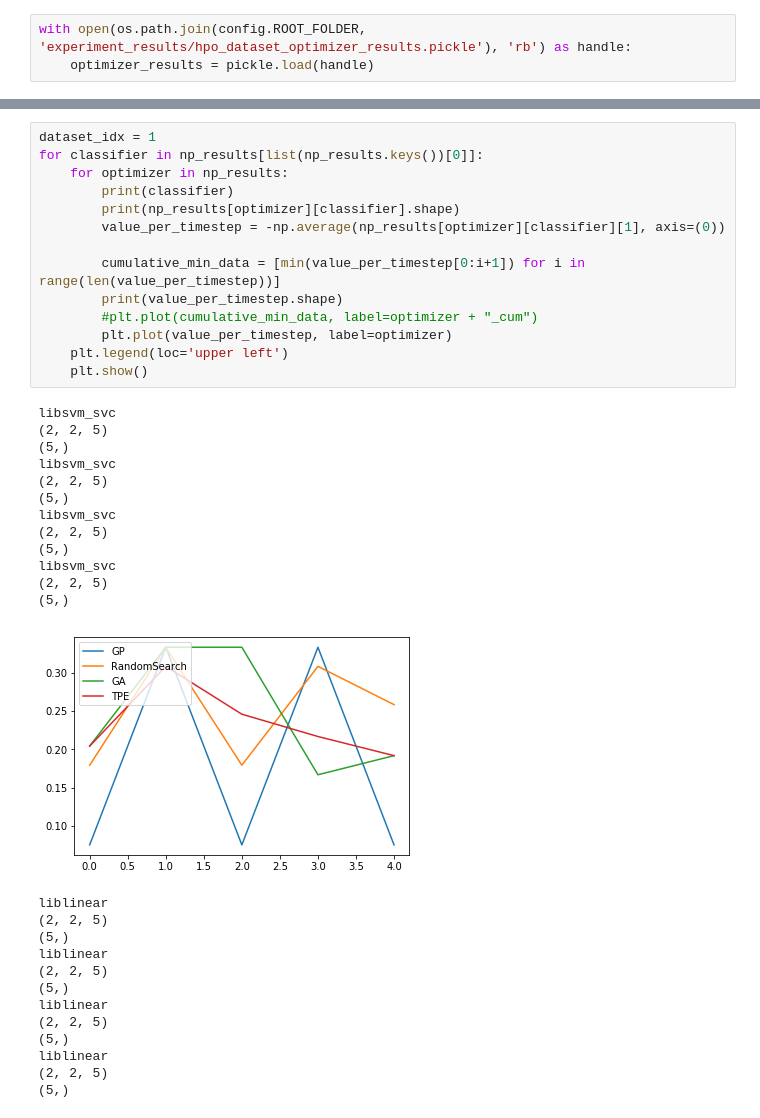
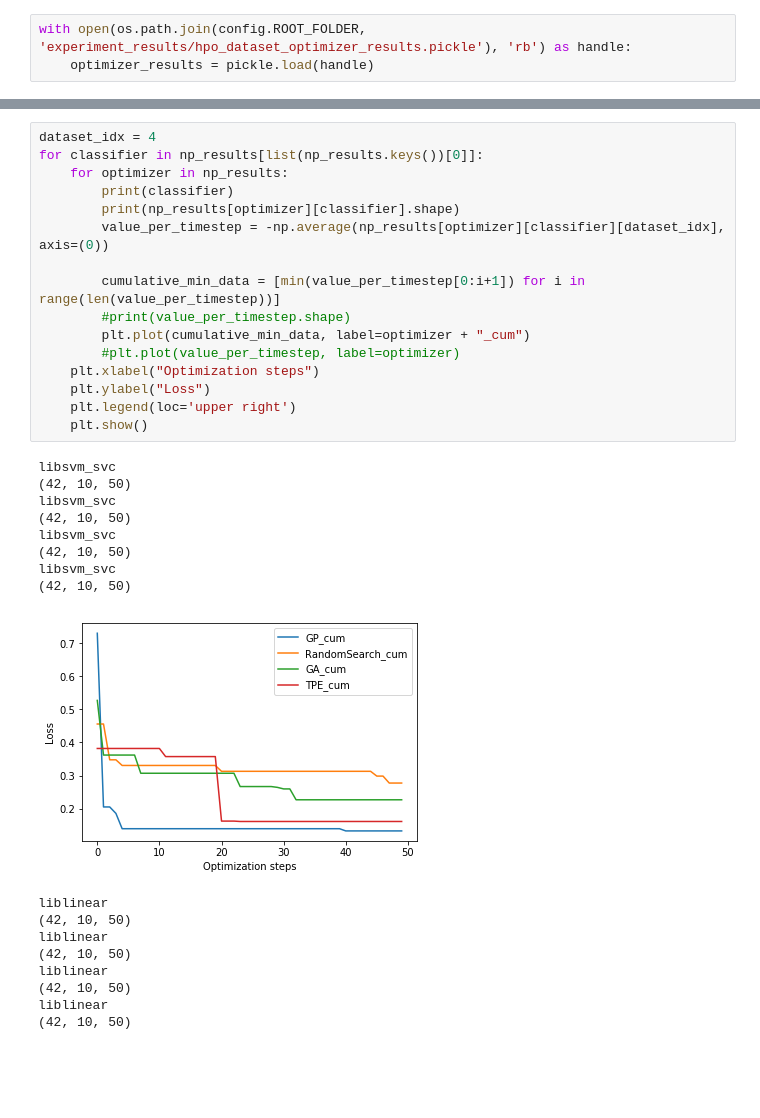
Before and after one commit to aprams/autotune, a Jupyter notebook: experiments/hpo_dataset_eval_analysis.ipynb, the cells around one changed output, grey strips where cells are left out. Cells and saved outputs as stored; diff of their text form; blank space fills up the shorter version.

```diff
--- a/experiments/hpo_dataset_eval_analysis.ipynb
+++ b/experiments/hpo_dataset_eval_analysis.ipynb
@@ -64,40 +64,34 @@ TPE
 # %%
-dataset_idx = 1
+dataset_idx = 4
 for classifier in np_results[list(np_results.keys())[0]]:
     for optimizer in np_results:
         print(classifier)
         print(np_results[optimizer][classifier].shape)
-        value_per_timestep = -np.average(np_results[optimizer][classifier][1], axis=(0))
+        value_per_timestep = -np.average(np_results[optimizer][classifier][dataset_idx], axis=(0))
 
         cumulative_min_data = [min(value_per_timestep[0:i+1]) for i in range(len(value_per_timestep))]
-        print(value_per_timestep.shape)
-        #plt.plot(cumulative_min_data, label=optimizer + "_cum")
-        plt.plot(value_per_timestep, label=optimizer)
-    plt.legend(loc='upper left')
+        #print(value_per_timestep.shape)
+        plt.plot(cumulative_min_data, label=optimizer + "_cum")
+        #plt.plot(value_per_timestep, label=optimizer)
+    plt.xlabel("Optimization steps")
+    plt.ylabel("Loss")
+    plt.legend(loc='upper right')
     plt.show()
 # %% [output]
 libsvm_svc
-(2, 2, 5)
-(5,)
+(42, 10, 50)
 libsvm_svc
-(2, 2, 5)
-(5,)
+(42, 10, 50)
 libsvm_svc
-(2, 2, 5)
-(5,)
+(42, 10, 50)
 libsvm_svc
-(2, 2, 5)
-(5,)
+(42, 10, 50)
-[figure, old version]
+[figure, new version]
 liblinear
-(2, 2, 5)
-(5,)
+(42, 10, 50)
 liblinear
-(2, 2, 5)
-(5,)
+(42, 10, 50)
 liblinear
-(2, 2, 5)
-(5,)
+(42, 10, 50)
 liblinear
-(2, 2, 5)
-(5,)
+(42, 10, 50)
```
Also changed, not shown: parts of 3 cells of this notebook, 23 other files.
